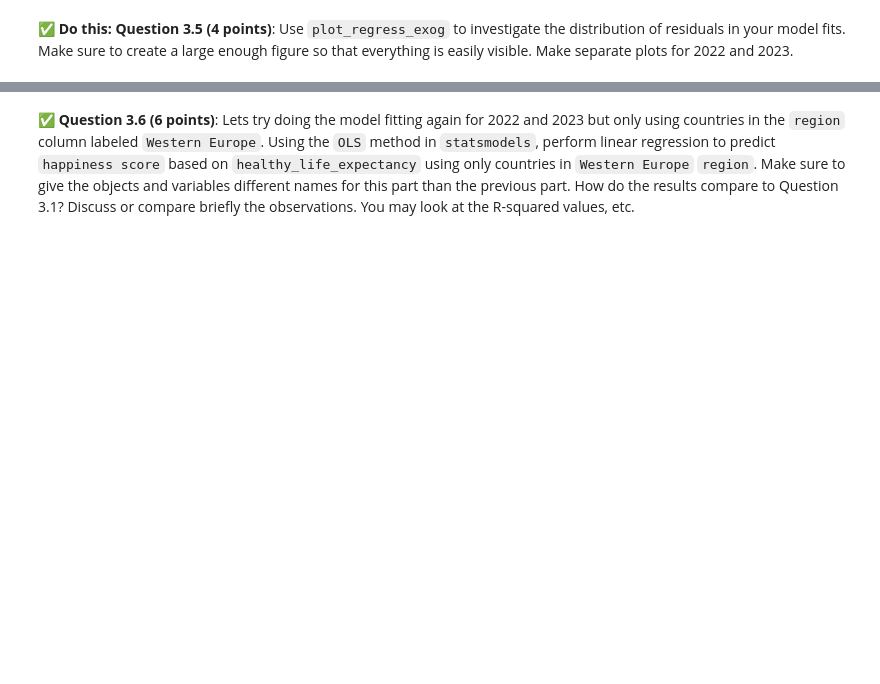
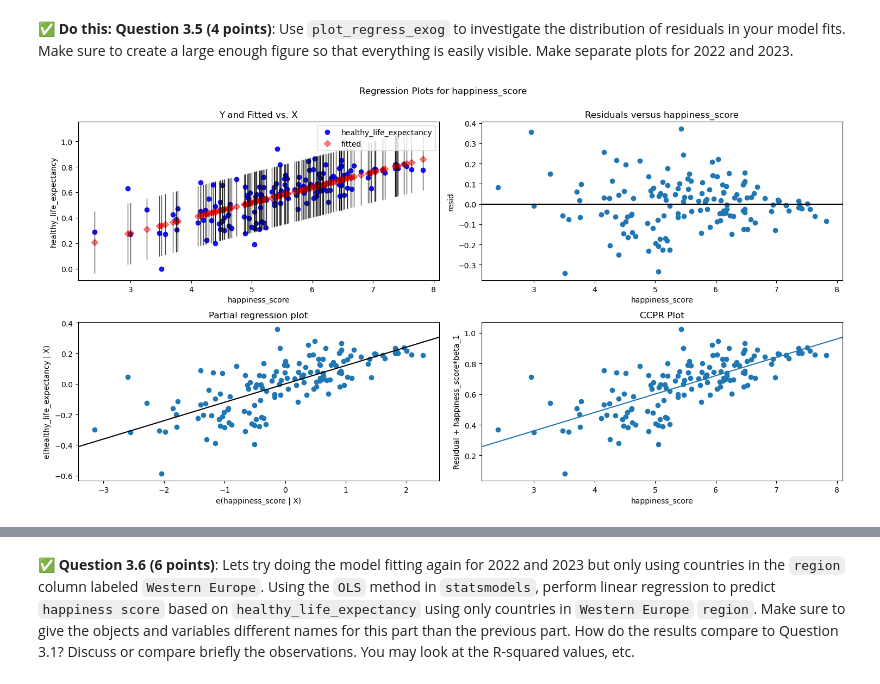
Before and after one commit to milneskylar/CMSE202-f23-turnin, a Jupyter notebook: hw-03/HW-03_Regression-S24-STUDENT.ipynb, the cells around one changed output, grey strips where cells are left out. Cells and saved outputs as stored; diff of their text form; code cells hidden in the pictures; blank space fills up the shorter version.

```diff
--- a/hw-03/HW-03_Regression-S24-STUDENT.ipynb
+++ b/hw-03/HW-03_Regression-S24-STUDENT.ipynb
@@ -168,0 +165,24 @@ In this part, we'll perform some one-variable linear regression analysis on the
+# %%
+# Put your code here
+
+import statsmodels.api as sm
+
+x_22 = data22['happiness_score']
+y_22 = data22['healthy_life_expectancy']
+
+x_with_cnst_22 = sm.add_constant(x_22)
+model_22 = sm.OLS(y_22, x_with_cnst_22)
+results_22 = model_22.fit()
+print("2022 Intercept and slope are:", results_22.params)
+
+x_23 = data23['happiness_score']
+y_23 = data23['healthy_life_expectancy']
+
+x_with_cnst_23 = sm.add_constant(x_23)
+model_23 = sm.OLS(y_23, x_with_cnst_23)
+results_23 = model_23.fit()
+print("2023 Intercept and slope are:", results_23.params)
+
+
+print(results_22.summary() )
+print(results_23.summary() )
@@ -190,0 +245,7 @@ In this part, we'll perform some one-variable linear regression analysis on the
+# %%
+# Put code here.
+fig = plt.figure(figsize=(15, 8))
+fig = sm.graphics.plot_regress_exog(results_22, 'happiness_score', fig=fig)
+plt.show()
+# %% [output]
+[figure, added]
```
Also changed, not shown: parts of 18 cells of this notebook.
